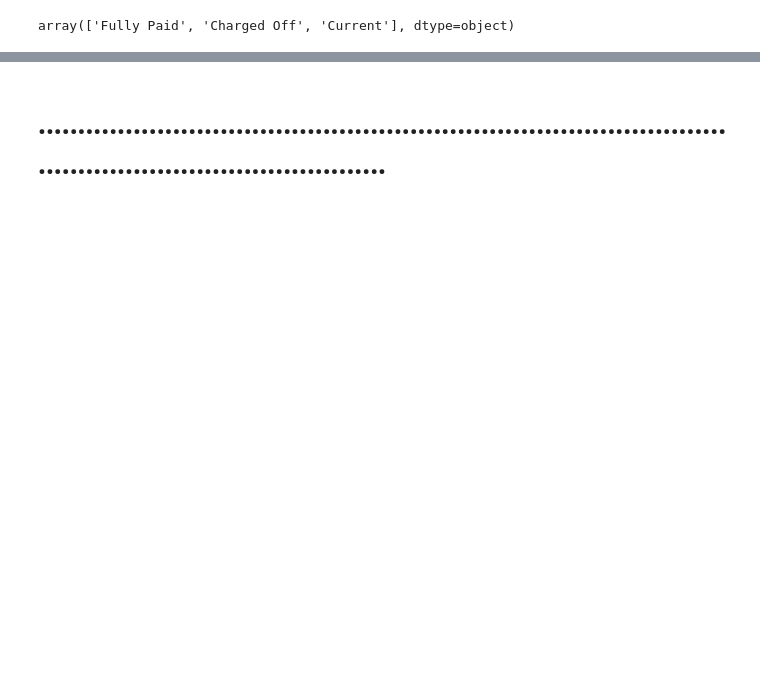
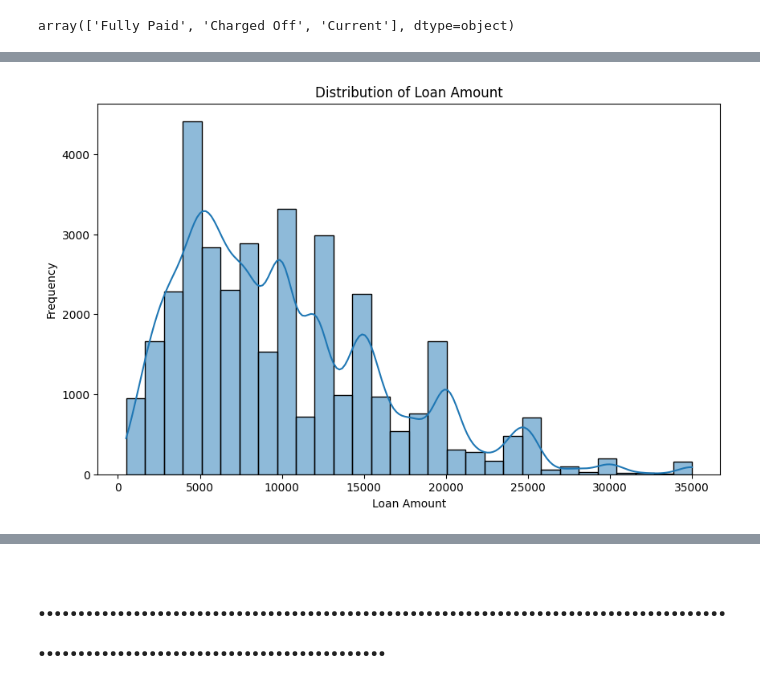
Before and after one commit to shguptamts/LendingClubCaseStudy-1, a Jupyter notebook: Credit_Risk_Analytics.ipynb, the cells around one changed output, grey strips where cells are left out. Cells and saved outputs as stored; diff of their text form; code cells hidden in the pictures; blank space fills up the shorter version.

```diff
--- a/Credit_Risk_Analytics.ipynb
+++ b/Credit_Risk_Analytics.ipynb
@@ -263,0 +640,89 @@ df.shape
+# %%
+import matplotlib.pyplot as plt
+import seaborn as sns
+
+# Plot the distribution of loan amounts
+plt.figure(figsize=(10, 6))
+sns.histplot(df['loan_amnt'], bins=30, kde=True)
+plt.title('Distribution of Loan Amount')
+plt.xlabel('Loan Amount')
+plt.ylabel('Frequency')
+plt.show()
+
+# Visualize loan status counts
+plt.figure(figsize=(8, 5))
+sns.countplot(data=df, x='loan_status', palette='Set2')
+plt.title('Loan Status Counts')
+plt.xlabel('Loan Status')
+plt.ylabel('Count')
+plt.xticks(rotation=45)
+plt.show()
+
+# Box plot of loan amount by loan status
+plt.figure(figsize=(10, 6))
+sns.boxplot(data=df, x='loan_status', y='loan_amnt', palette='Set2')
+plt.title('Loan Amount by Loan Status')
+plt.xlabel('Loan Status')
+plt.ylabel('Loan Amount')
+plt.xticks(rotation=45)
+plt.show()
+
+# Scatter plot of annual income and loan amount
+plt.figure(figsize=(10, 6))
+sns.scatterplot(data=df, x='annual_inc', y='loan_amnt', hue='loan_status', palette='Set2')
+plt.title('Scatter Plot of Annual Income vs Loan Amount')
+plt.xlabel('Annual Income')
+plt.ylabel('Loan Amount')
+plt.show()
+
+# Plotting count of grades
+plt.figure(figsize=(8, 5))
+sns.countplot(data=df, x='grade', palette='Set2')
+plt.title('Grade Counts')
+plt.xlabel('Grade')
+plt.ylabel('Count')
+plt.show()
+
+# Correlation heatmap for numeric variables
+corr_matrix = df[['loan_amnt', 'annual_inc', 'int_rate', 'installment', 'open_acc', 'total_acc']].corr()
+plt.figure(figsize=(10, 6))
+sns.heatmap(corr_matrix, annot=True, cmap='coolwarm')
+plt.title('Correlation Heatmap')
+plt.show()
+
+# Visualize 'revol_util' using a histogram
+df['revol_util'] = df['revol_util'].str.rstrip('%').astype(float)  # Convert 'revol_util' to float
+plt.figure(figsize=(10, 6))
+sns.histplot(df['revol_util'], bins=30, kde=True)
+plt.title('Distribution of Revolving Line Utilization Rate')
+plt.xlabel('Revolving Line Utilization Rate')
+plt.ylabel('Frequency')
+plt.show()
+
+# Bivariate analysis: 'revol_util' vs 'loan_status'
+plt.figure(figsize=(10, 6))
+sns.boxplot(data=df, x='loan_status', y='revol_util', palette='Set2')
+plt.title('Revolving Line Utilization Rate by Loan Status')
+plt.xlabel('Loan Status')
+plt.ylabel('Revolving Line Utilization Rate')
+plt.xticks(rotation=45)
+plt.show()
+
+# Plot for 'total_acc'
+plt.figure(figsize=(10, 6))
+sns.histplot(df['total_acc'], bins=30, kde=True)
+plt.title('Distribution of Total Accounts')
+plt.xlabel('Total Accounts')
+plt.ylabel('Frequency')
+plt.show()
+
+# Segmented univariate analysis: 'total_acc' by 'loan_status'
+plt.figure(figsize=(10, 6))
+sns.boxplot(data=df, x='loan_status', y='total_acc', palette='Set2')
+plt.title('Total Accounts by Loan Status')
+plt.xlabel('Loan Status')
+plt.ylabel('Total Accounts')
+plt.xticks(rotation=45)
+plt.show()
+# %% [output]
+[figure, added]
```
Also changed, not shown: parts of 127 cells of this notebook.
